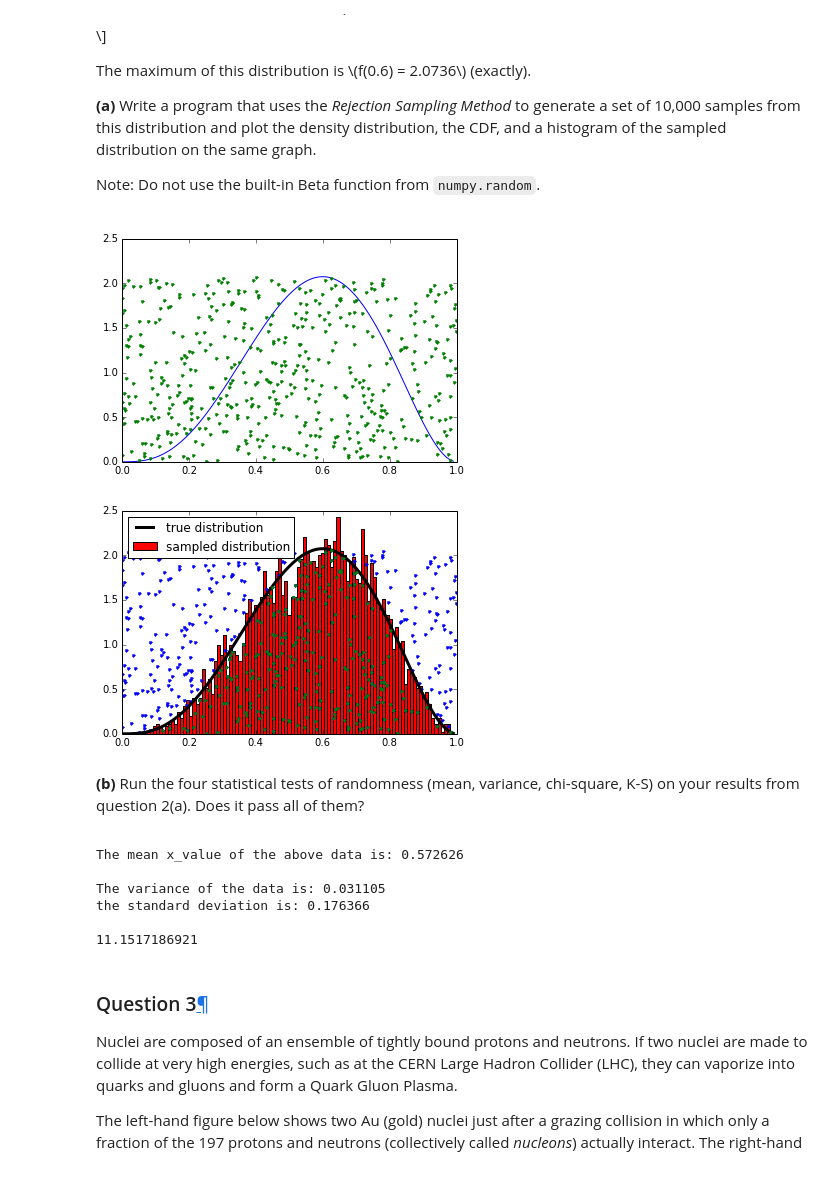
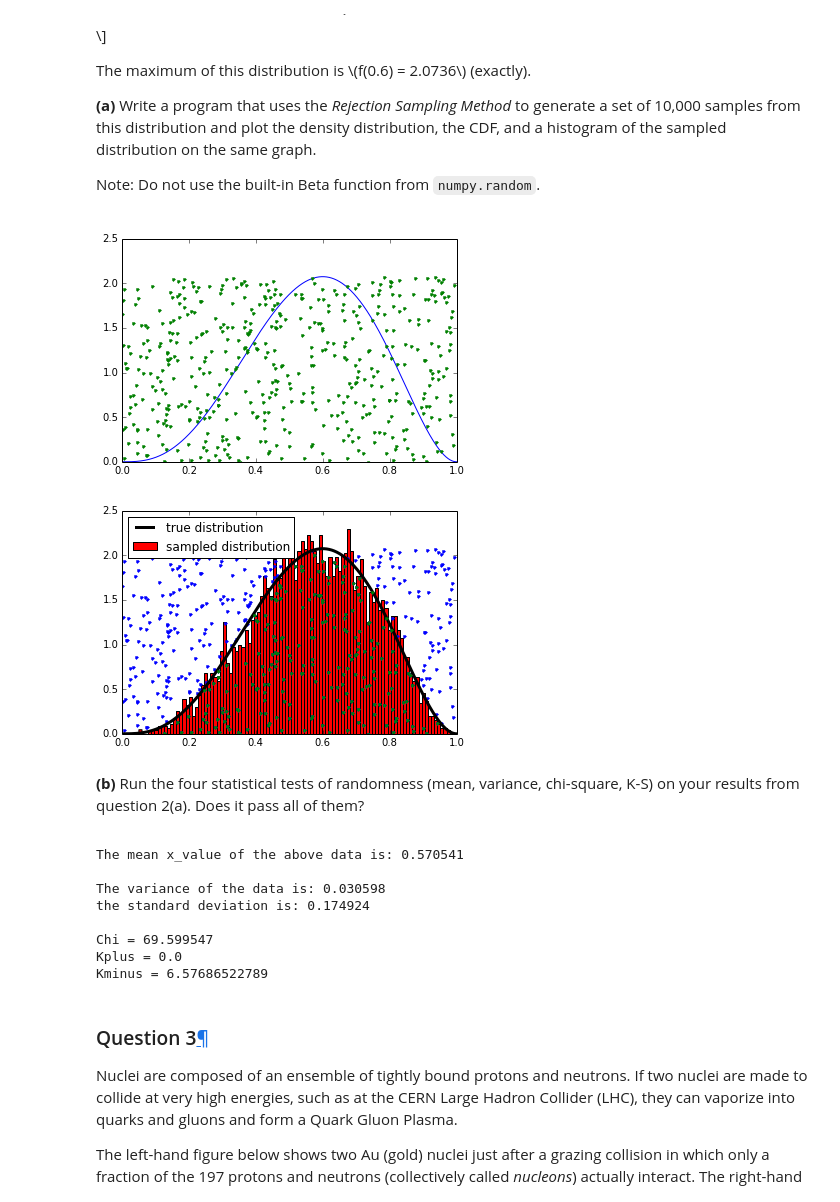
Before and after one commit to slewis06/PHYS202-S14, a Jupyter notebook: SciPy/RandomAndMCExercises.ipynb, the cells around one changed output. Cells and saved outputs as stored; diff of their text form; code cells hidden in the pictures.

Commit message:
Need to comment Random Exers.

```diff
--- a/SciPy/RandomAndMCExercises.ipynb
+++ b/SciPy/RandomAndMCExercises.ipynb
@@ -30,3 +46,22 @@ F(x)= ∫x−∞f(t)dt
 </div>
 </div>
 </div>
+# %%
+f = lambda x: 1.5*6.**(-1.5)*x**0.5*exp(-(x/6.)**1.5)
+F = lambda x: 1 - exp(-(x/6.)**1.5)
+Finv = lambda z: 6.*(-np.log(1-z))**(1/1.5)
+
+N = 10000
+
+z = np.random.random_sample(N);
+
+xsamples = Finv(z)
+x = np.arange(0,30,0.003)
+
+plt.hist(xsamples,100,normed=True,label="sampled dist")
+plt.plot(x,F(x),label="cumulative")
+plt.plot(x,f(x),label="true dist")
+plt.xlim(0,15)
+
+plt.legend(loc="best")
+plt.show()
@@ -61,19 +132,19 @@ F(x)= ∫x−∞f(t)dt
 # %%
 def f(x):
     return (60*x**3)*(1-x)**2
 
-x = np.arange(0,1,0.01)
+x = np.arange(0,1,0.0001)
 ymax = f(x).max()
 N = 10000
 samples_x = np.random.random_sample(N);
 samples_y = ymax*np.random.random_sample(N);
 
 
 plt.plot(x,f(x))
 plt.plot(samples_x[1:500],samples_y[1:500],'g.')
 plt.show()
 # %% [output]
-[figure, old version]
+[figure, new version]
 # %%
 newmask = (samples_y < f(samples_x))
 newmask.sum()
@@ -87,7 +158,7 @@ plt.hist(samples_x[newmask[:]],bins=100,normed=True,label='sampled distribution'
 plt.legend(loc='best')
 plt.show()
 # %% [output]
-[figure, old version]
+[figure, new version]
 # %% [markdown]
 <div class="inner_cell">
 <div class="text_cell_render border-box-sizing rendered_html">
@@ -106,18 +177,28 @@ print "The variance of the data is: %.6f" %(variance)
 print "the standard deviation is: %.6f" %(np.sqrt(variance)), "\n"
 
 #Chi-Square Test
-n,b = np.histogram(samples_x[newmask[:]], 100)
+n,b = np.histogram(samples_x[newmask[:]], 100, normed=True)
 O = n
 E = f(b[:-1])*0.01*len(samples_x[newmask[:]])
-Chi = np.sqrt((((O[6:-6]-E[6:-6])**2)/E[6:-6]).sum())
-print Chi
+Chi = (((O[6:-6]-E[6:-6])**2)/E[6:-6]).sum()
+print "Chi = %.6f" %(np.sqrt(Chi))
+
+#K-S
+mask = (samples_x < x)
+Fn = len(samples_x[mask])/N
+Kplus = np.sqrt(N)*((Fn - F(x))).max()
+print "Kplus =", Kplus
+Kminus = np.sqrt(N)*((-Fn + F(x))).max()
+print "Kminus =", Kminus
 # %% [output]
-The mean x_value of the above data is: 0.572626
+The mean x_value of the above data is: 0.570541
 
-The variance of the data is: 0.031105
-the standard deviation is: 0.176366
+The variance of the data is: 0.030598
+the standard deviation is: 0.174924
 
-11.1517186921
+Chi = 69.599547
+Kplus = 0.0
+Kminus = 6.57686522789
 # %% [markdown]
 <div class="cell border-box-sizing text_cell rendered">
 <div class="prompt input_prompt">
```
Also changed, not shown: parts of 12 cells of this notebook.
